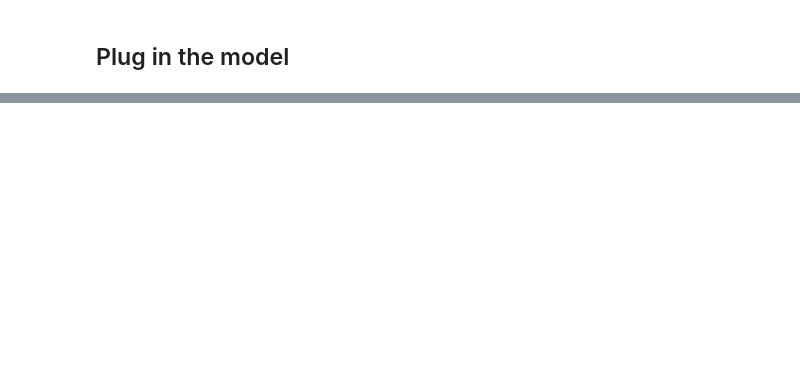
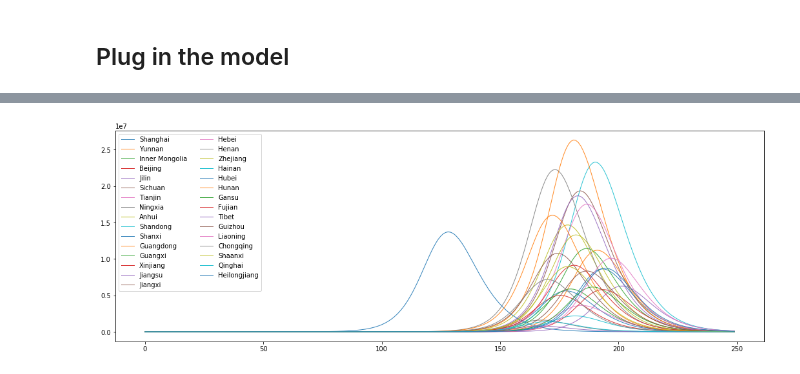
Before and after one commit to brookefzy/COVID-19, a Jupyter notebook: Province_level_simulation_with_mobility_factor.ipynb, the cells around one changed output, grey strips where cells are left out. Cells and saved outputs as stored; diff of their text form; code cells hidden in the pictures; blank space fills up the shorter version.

```diff
--- a/Province_level_simulation_with_mobility_factor.ipynb
+++ b/Province_level_simulation_with_mobility_factor.ipynb
@@ -290,0 +385,34 @@ temp2[['day', 'province', 'susceptics', 'exposed', 'infected', 'recover','from_l
+# %%
+T=300
+#innitiate initial
+Nc=pop['pop_18_m'].values.T#population of different province
+SEIR=np.zeros([len(pop.province_cn.unique()),4])
+SEIR[:,0]=Nc
+first_exposed=np.where(SEIR[:, 0]==59170000,1,0)
+SEIR[:, 0] = SEIR[:, 0] - first_exposed # suscepticles -1
+SEIR[:, 1] = SEIR[:, 1] + first_exposed #
+SEIR[:, 2] = SEIR[:, 2] + first_exposed*alpha# move infections to the I group
+
+
+OD_matrixDF=OD_simulate.copy()
+output_q=pd.DataFrame({"day":[],"province":[],"susceptics":[],"exposed":[],"infected":[],"recover":[]})
+#SEIR_Model(SEIR,OD_matrixDF)
+provincelist=pop.province_cn.unique()
+for i in range(30):
+    SEIR=SEIR_Model(SEIR,OD_matrixDF)
+    day=np.full(len(provincelist),i)
+    new=pd.DataFrame({"day":day,"province":provincelist,"susceptics": SEIR[:,0],
+                  "exposed": SEIR[:,1],"infected": SEIR[:,2],"recover": SEIR[:,3]})
+    output_q=pd.concat([output_q,new], sort=False)
+
+# output_norm=translate(output_norm)
+# output_norm.tail()
+# %%
+for i in range(30,300):
+    SEIR=SEIR_Model(SEIR,newmatrix)
+    day=np.full(len(provincelist),i)
+    new=pd.DataFrame({"day":day,"province":provincelist,"susceptics": SEIR[:,0],
+                  "exposed": SEIR[:,1],"infected": SEIR[:,2],"recover": SEIR[:,3]})
+    output_q=pd.concat([output_q,new], sort=False)
+output_q=translate(output_q)
+output_q
@@ -290,0 +433,13 @@ temp2[['day', 'province', 'susceptics', 'exposed', 'infected', 'recover','from_l
+# %%
+def plotall_province(output,periods):
+    output2=output[output['day']<periods]
+    fig=plt.figure(figsize=(18,6))
+    for i, province in enumerate(output2['province_en'].unique()):
+        df=output2[output2['province_en']==province]
+        plt.plot(df['day'], df['infected'], marker='', linewidth=1, alpha=0.9, label=province)
+    plt.legend(loc=2, ncol=2)
+# %%
+#no quanrantine at all
+plotall_province(output,250)
+# %% [output]
+[figure, added]
```
Also changed, not shown: parts of 75 cells of this notebook, 2 other files.
